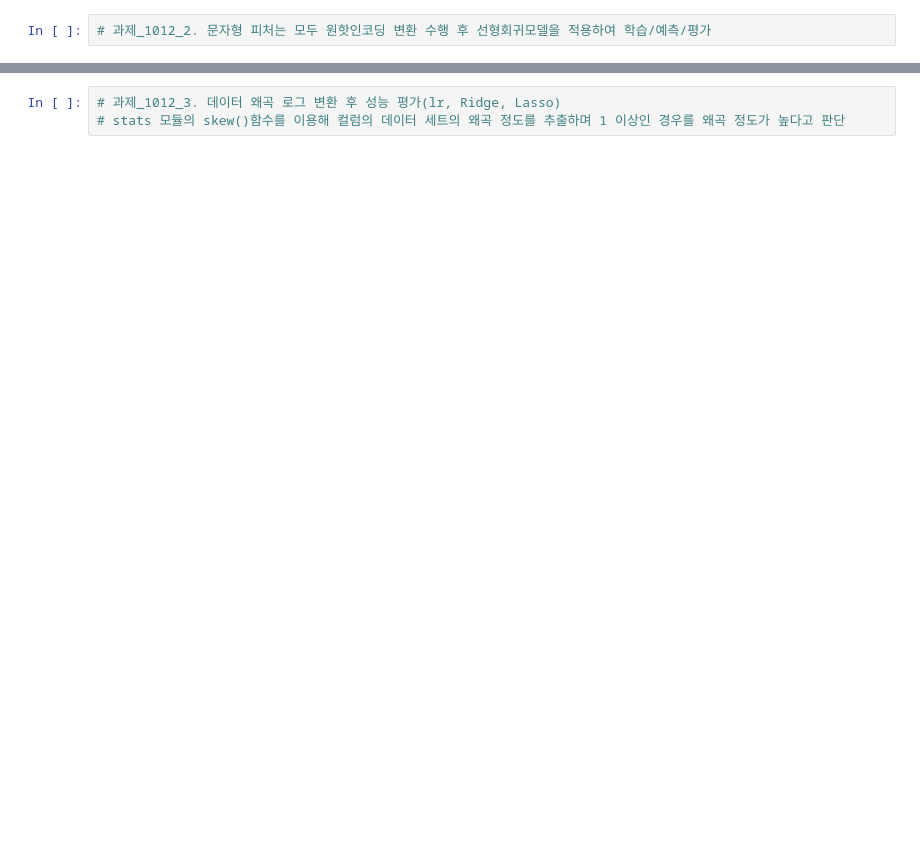
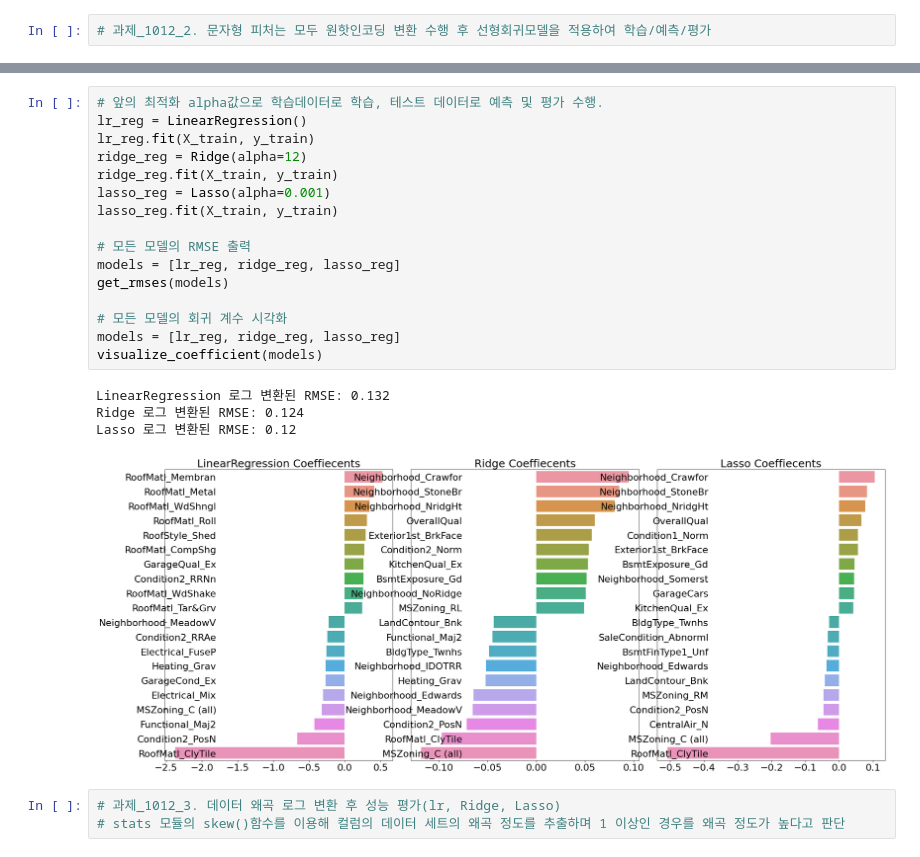
Before and after one commit to kyunakim/cakd7, a Jupyter notebook: cakd7/m6_머신러닝 알고리즘 이해 및 활용/캐글주택가격예측.ipynb, the cells around one changed output, grey strips where cells are left out. Drawn from its saved outputs; the diff is of its cells as text; blank space fills up the shorter version.

```diff
--- a/cakd7/m6_머신러닝 알고리즘 이해 및 활용/캐글주택가격예측.ipynb
+++ b/cakd7/m6_머신러닝 알고리즘 이해 및 활용/캐글주택가격예측.ipynb
@@ -80,3 +234,24 @@ house_df.fillna(house_df.mean(),inplace=True)
+# %%
+# 앞의 최적화 alpha값으로 학습데이터로 학습, 테스트 데이터로 예측 및 평가 수행.
+lr_reg = LinearRegression()
+lr_reg.fit(X_train, y_train)
+ridge_reg = Ridge(alpha=12)
+ridge_reg.fit(X_train, y_train)
+lasso_reg = Lasso(alpha=0.001)
+lasso_reg.fit(X_train, y_train)
+
+# 모든 모델의 RMSE 출력
+models = [lr_reg, ridge_reg, lasso_reg]
+get_rmses(models)
+
+# 모든 모델의 회귀 계수 시각화
+models = [lr_reg, ridge_reg, lasso_reg]
+visualize_coefficient(models)
+# %% [output]
+LinearRegression 로그 변환된 RMSE: 0.132
+Ridge 로그 변환된 RMSE: 0.124
+Lasso 로그 변환된 RMSE: 0.12
+[figure, added]
 # %%
 # 과제_1012_3. 데이터 왜곡 로그 변환 후 성능 평가(lr, Ridge, Lasso)
 # stats 모듈의 skew()함수를 이용해 컬럼의 데이터 세트의 왜곡 정도를 추출하며 1 이상인 경우를 왜곡 정도가 높다고 판단
```
Also changed, not shown: parts of 28 cells of this notebook.
